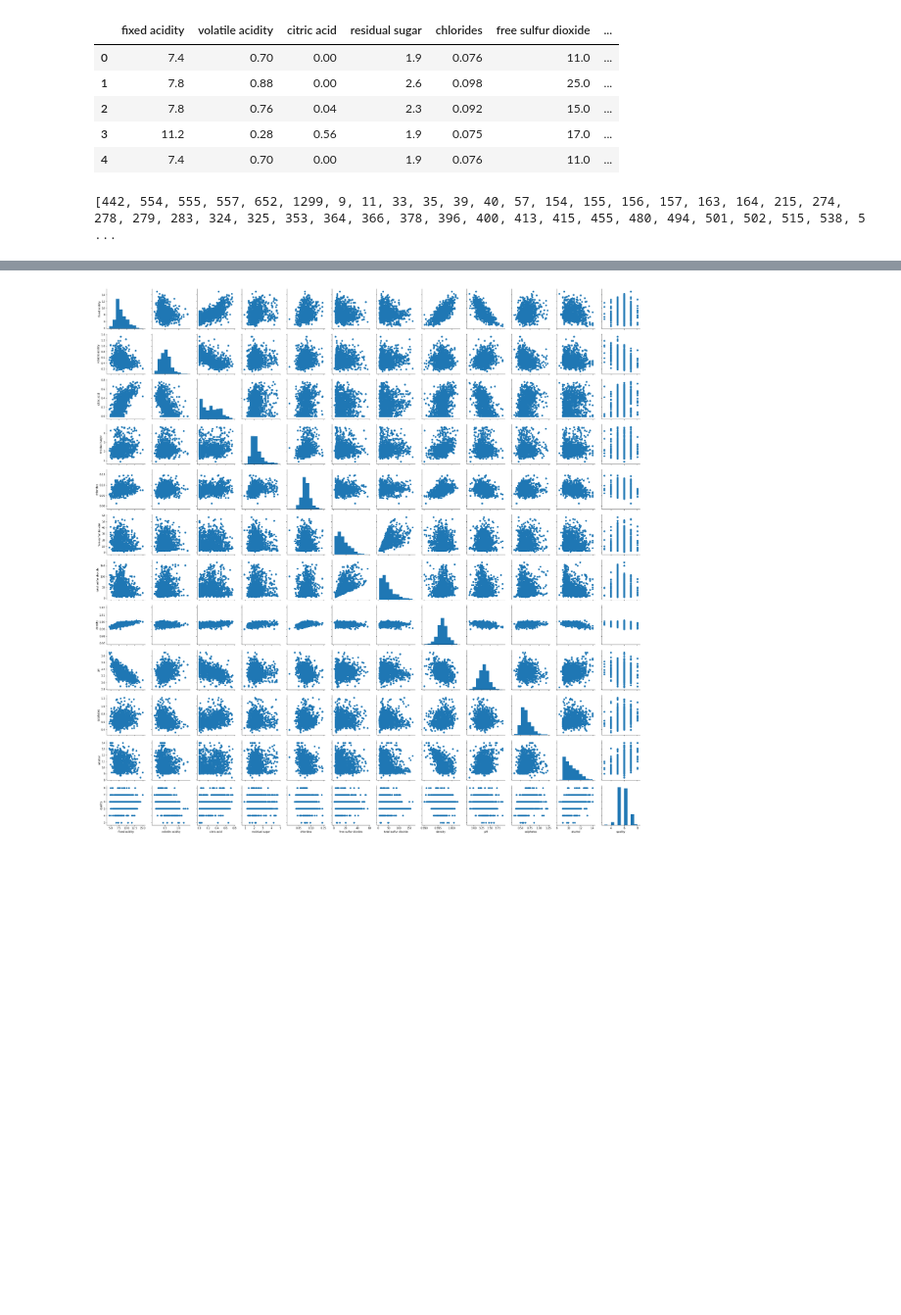
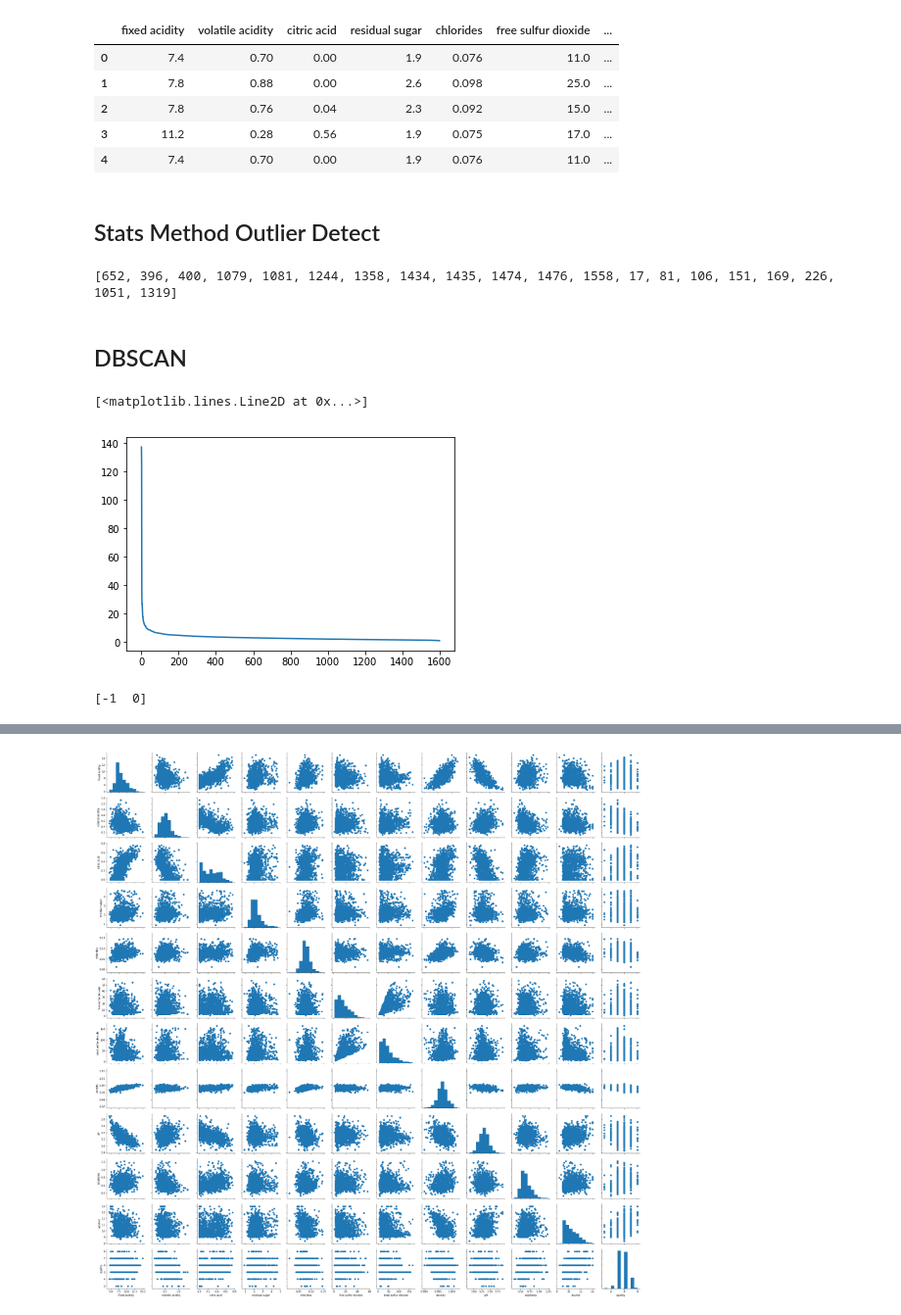
Before and after one commit to EffyFang/DataMining, a Jupyter notebook: winequality/Project_remove_outliers_Kai.ipynb, the cells around one changed output, grey strips where cells are left out. Shown at 98% size. Saved outputs shown, nothing was run; the diff lists cells and outputs as text; code cells hidden in the pictures; blank space fills up the shorter version.

```diff
--- a/winequality/Project_remove_outliers_Kai.ipynb
+++ b/winequality/Project_remove_outliers_Kai.ipynb
@@ -17,6 +17,8 @@ red.head()
 | 2 | 7.8 | 0.76 | 0.04 | 2.3 | 0.092 | 15.0 | ... |
 | 3 | 11.2 | 0.28 | 0.56 | 1.9 | 0.075 | 17.0 | ... |
 | 4 | 7.4 | 0.70 | 0.00 | 1.9 | 0.076 | 11.0 | ... |
+# %% [markdown]
+## Stats Method Outlier Detect
 # %%
 # Dectecting outliers which are defined as outside of lower and upper whisker in the box plot
 from collections import Counter
@@ -36,8 +38,10 @@ def outliers(df, variables, n):
     return(multiple_outliers)
 
 col_list = list(red.columns.values)
-Outliers_to_drop = outliers(red, col_list, 0)
+Outliers_to_drop = outliers(red, col_list, 1)
 print(Outliers_to_drop)
-new_df = red.drop(Outliers_to_drop, axis = 0).reset_index(drop=True)
+#new_df = red.drop(Outliers_to_drop, axis = 0).reset_index(drop=True)
 # %% [output]
-[442, 554, 555, 557, 652, 1299, 9, 11, 33, 35, 39, 40, 57, 154, 155, 156, 157, 163, 164, 215, 274, 278, 279, 283, 324, 325, 353, 364, 366, 378, 396, 400, 413, 415, 455, 480, 494, 501, 502, 515, 538, 5 ...
+[652, 396, 400, 1079, 1081, 1244, 1358, 1434, 1435, 1474, 1476, 1558, 17, 81, 106, 151, 169, 226, 1051, 1319]
+# %% [markdown]
+## DBSCAN
@@ -43,0 +53,22 @@ new_df = red.drop(Outliers_to_drop, axis = 0).reset_index(drop=True)
+# %%
+# Create X and y from our above defined function
+from sklearn.model_selection import train_test_split
+y = red.iloc[:,-1].values
+X = red.iloc[:, :-1].values
+# %%
+import math
+
+# determine the minimum number of reachable sample
+min_sample = round(math.log(len(X)))
+
+from sklearn.neighbors import NearestNeighbors
+
+nbrs = NearestNeighbors(n_neighbors=min_sample).fit(X)
+distances, indices = nbrs.kneighbors(X)
+distanceDec = sorted(distances[:,-1], reverse=True)
+plt.plot(list(range(1,len(X)+1)), distanceDec)
+
+# from the plot, the turnning point is around 0.5
+# %% [output]
+[<matplotlib.lines.Line2D at 0x...>]
+[figure, added]
@@ -43,0 +89,4 @@ new_df = red.drop(Outliers_to_drop, axis = 0).reset_index(drop=True)
+# %%
+print(unique_labels)
+# %% [output]
+[-1  0]
```
Also changed, not shown: parts of 11 cells of this notebook.
